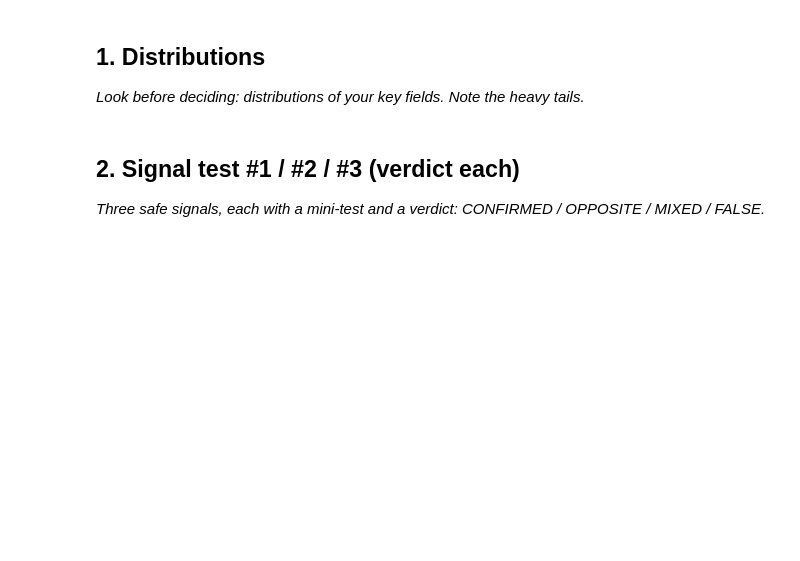
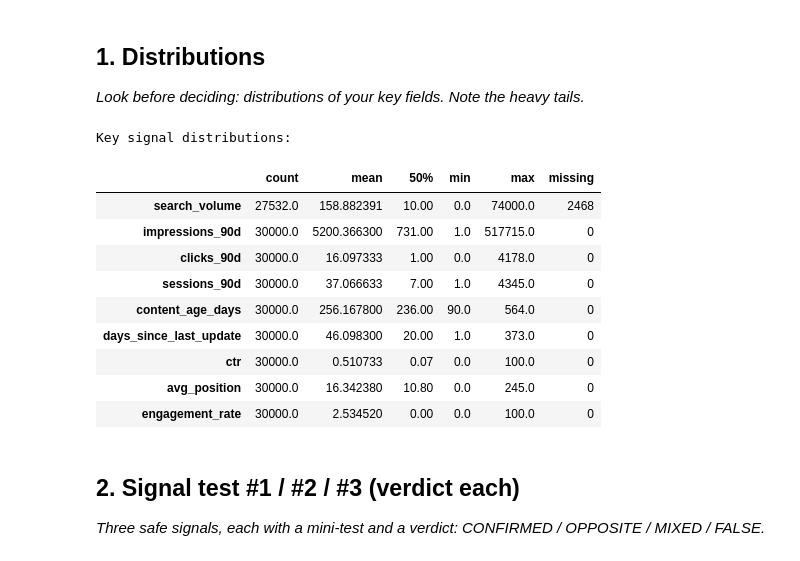
Before and after one commit to Ravindrathalari06/flyrank-internship-ml, a Jupyter notebook: work/notebooks/w04_signal_audit.ipynb, the cells around one changed output. Drawn from its saved outputs; the diff is of its cells as text; code cells hidden in the pictures; blank space fills up the shorter version.

```diff
--- a/work/notebooks/w04_signal_audit.ipynb
+++ b/work/notebooks/w04_signal_audit.ipynb
@@ -13,6 +13,46 @@ This skeleton is yours to fill. Work the sections **in order** — each one has
 # %%
 # This cell is for CODE (numbers, a query, a check).
 # Write your text answer in the cell ABOVE this one — typing sentences here breaks Run All.
+# ML-06 Section 1: inspect key signal distributions
+
+import pandas as pd
+
+url = "https://raw.githubusercontent.com/Ravindrathalari06/flyrank-internship-ml/main/data/raw/content_refresh_anonymized.csv"
+df = pd.read_csv(url)
+
+key_signals = [
+    "search_volume",
+    "impressions_90d",
+    "clicks_90d",
+    "sessions_90d",
+    "content_age_days",
+    "days_since_last_update",
+    "ctr",
+    "avg_position",
+    "engagement_rate"
+]
+
+print("Key signal distributions:")
+
+distribution_summary = df[key_signals].describe().T[
+    ["count", "mean", "50%", "min", "max"]
+]
+
+distribution_summary["missing"] = df[key_signals].isna().sum()
+
+display(distribution_summary)
+# %% [output]
+Key signal distributions:
+|  | count | mean | 50% | min | max | missing |
+| search_volume | 27532.0 | 158.882391 | 10.00 | 0.0 | 74000.0 | 2468 |
+| impressions_90d | 30000.0 | 5200.366300 | 731.00 | 1.0 | 517715.0 | 0 |
+| clicks_90d | 30000.0 | 16.097333 | 1.00 | 0.0 | 4178.0 | 0 |
+| sessions_90d | 30000.0 | 37.066633 | 7.00 | 1.0 | 4345.0 | 0 |
+| content_age_days | 30000.0 | 256.167800 | 236.00 | 90.0 | 564.0 | 0 |
+| days_since_last_update | 30000.0 | 46.098300 | 20.00 | 1.0 | 373.0 | 0 |
+| ctr | 30000.0 | 0.510733 | 0.07 | 0.0 | 100.0 | 0 |
+| avg_position | 30000.0 | 16.342380 | 10.80 | 0.0 | 245.0 | 0 |
+| engagement_rate | 30000.0 | 2.534520 | 0.00 | 0.0 | 100.0 | 0 |
 # %% [markdown]
 ## 2. Signal test #1 / #2 / #3 (verdict each)
 
```
Also changed, not shown: parts of 5 cells of this notebook.
